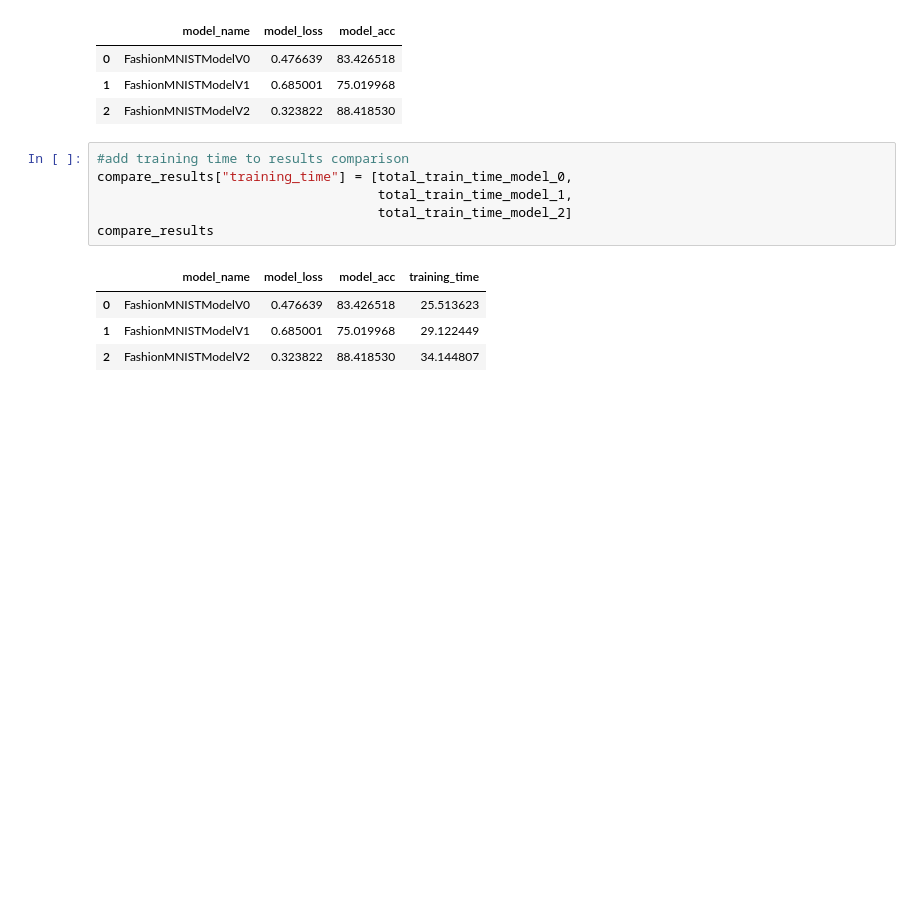
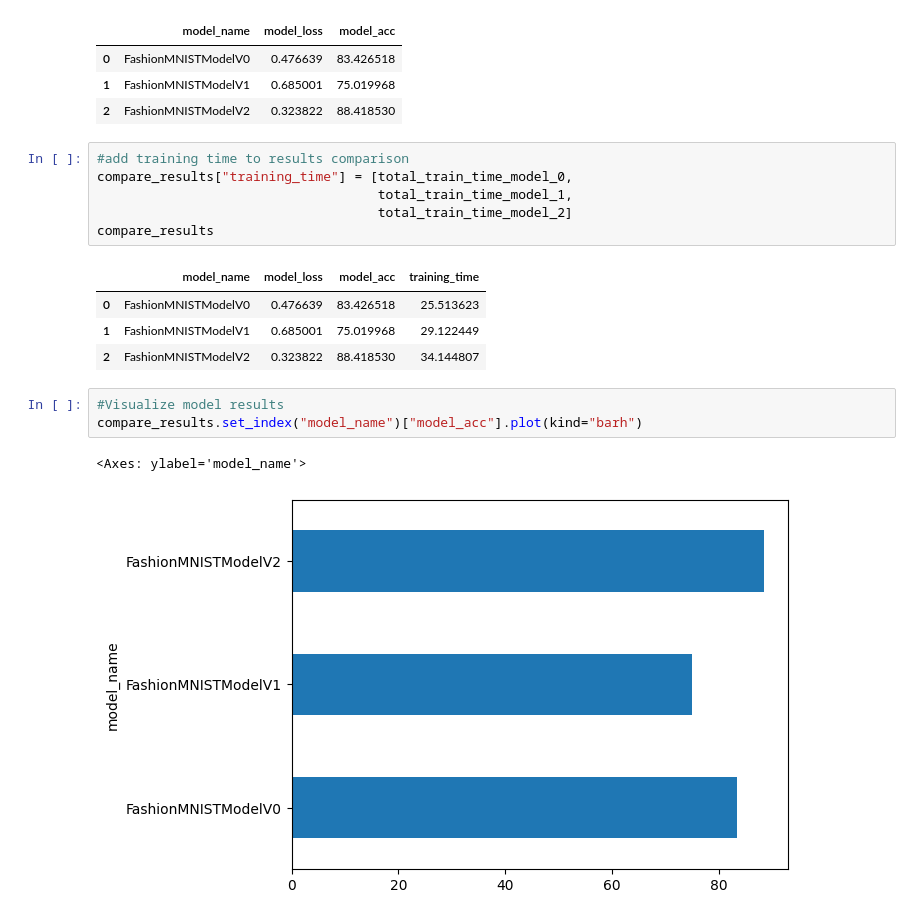
Before and after one commit to branchwag/pytorchin, a Jupyter notebook: CNN.ipynb, the cells around one changed output. Saved outputs shown, nothing was run; the diff lists cells and outputs as text; blank space fills up the shorter version.

```diff
--- a/CNN.ipynb
+++ b/CNN.ipynb
@@ -879,3 +879,9 @@ compare_results
 | 0 | FashionMNISTModelV0 | 0.476639 | 83.426518 | 25.513623 |
 | 1 | FashionMNISTModelV1 | 0.685001 | 75.019968 | 29.122449 |
 | 2 | FashionMNISTModelV2 | 0.323822 | 88.418530 | 34.144807 |
+# %%
+#Visualize model results
+compare_results.set_index("model_name")["model_acc"].plot(kind="barh")
+# %% [output]
+<Axes: ylabel='model_name'>
+[figure, added]
```
